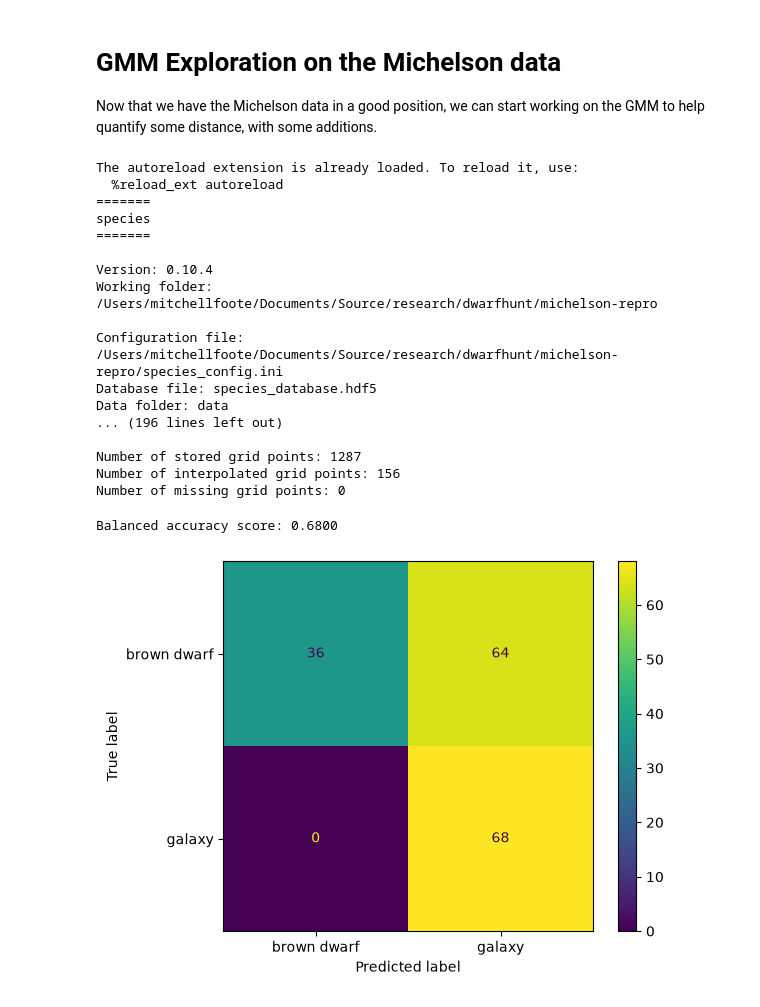
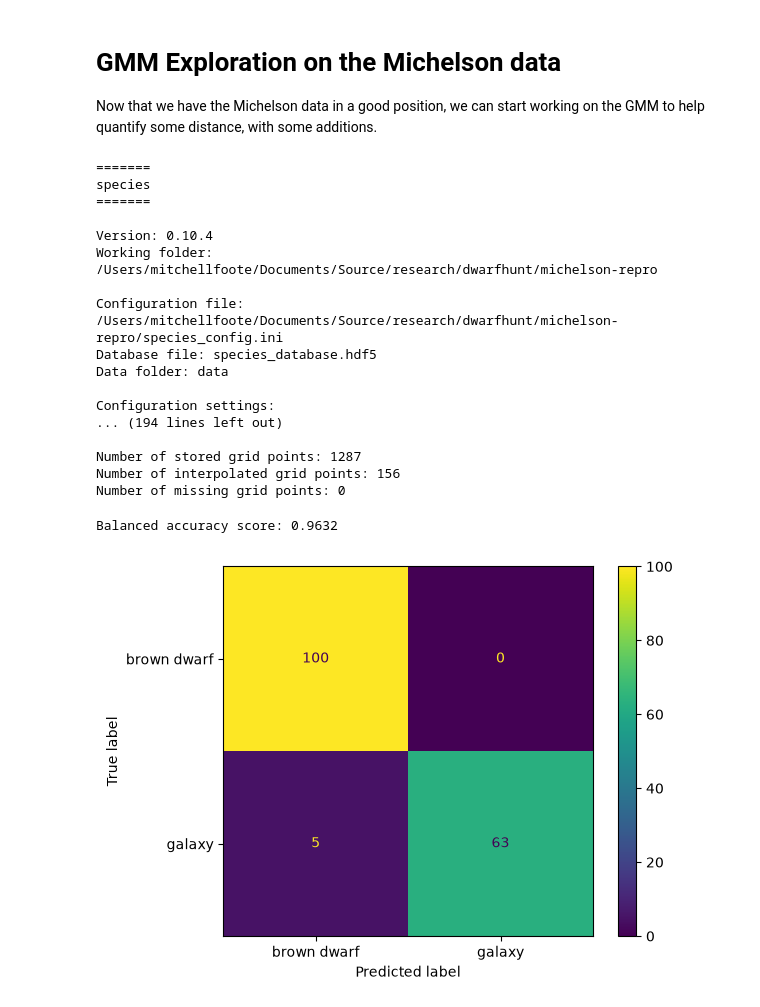
Before and after one commit to mitchell-foote/dwarfhunt, a Jupyter notebook: michelson-repro/michelson-gmm-exploration.ipynb, the cells around one changed output. Cells and saved outputs as stored; diff of their text form; code cells hidden in the pictures.

Commit message:
added gmm helper class, improved bas to .97 with n_comp = 6

```diff
--- a/michelson-repro/michelson-gmm-exploration.ipynb
+++ b/michelson-repro/michelson-gmm-exploration.ipynb
@@ -10,6 +10,8 @@ import numpy as np
 from sklearn.mixture import GaussianMixture
 import helpers.generate_planet_list as helpers
 import helpers.generate_galaxy_data as galaxy_helpers
+import helpers.color_color_plots as ccp
+from helpers.gmm_classify import GMMClassifier, balanced_accuracy, fit_and_score
 from species import SpeciesInit
 from species.data.database import Database
 from species.read.read_model import ReadModel
@@ -19,13 +21,6 @@ from matplotlib import pyplot as plt
 
 SpeciesInit()
 db = Database()
-
-def balanced_accuracy_score(y_true, y_pred):
-    recall_0 = np.sum((y_true == 0) & (y_pred == 0)) / np.sum(y_true == 0)
-    recall_1 = np.sum((y_true == 1) & (y_pred == 1)) / np.sum(y_true == 1)
-    balanced_accuracy = (recall_0 + recall_1) / 2
-    return balanced_accuracy
-
 
 db.add_model('sonora-bobcat', wavel_range=(0.61, 17.0), wavel_sampling=1000.0)
 
@@ -68,10 +63,14 @@ all_color_3 = np.concatenate((d_color_3, all_g_color_3))
 X = np.column_stack((all_color_1, all_color_2))
 Y = np.concatenate((np.zeros(len(d_color_1)), np.ones(len(all_g_color_1))))
 
-X_train, X_test, Y_train, Y_test = train_test_split(X, Y, stratify=Y, random_state=0)
+# Carry the original row indices through the split. Dwarf rows occupy
+# positions 0 .. len(d_color_1)-1 of X, in the same order as bobcat_planets'
+# arrays (teff, radius, ...), so idx_test lets the "which dwarfs fail" cell
+# below trace a misclassified test point straight back to its T_eff.
+idx = np.arange(len(X))
+X_train, X_test, Y_train, Y_test, idx_train, idx_test = train_test_split(
+    X, Y, idx, stratify=Y, random_state=0)
 # %% [output]
-The autoreload extension is already loaded. To reload it, use:
-  %reload_ext autoreload
 =======
 species
 =======
@@ -82,34 +81,30 @@ Working folder: /Users/mitchellfoote/Documents/Source/research/dwarfhunt/michels
 Configuration file: /Users/mitchellfoote/Documents/Source/research/dwarfhunt/michelson-repro/species_config.ini
 Database file: species_database.hdf5
 Data folder: data
-... (196 lines left out)
+
+Configuration settings:
+... (194 lines left out)
 
 Number of stored grid points: 1287
 Number of interpolated grid points: 156
 Number of missing grid points: 0
 # %%
+# Number of Gaussian components. The dwarfs trace a T_eff curve and the
+# galaxies trace redshift curves, not single blobs -- K > n_classes lets the
+# fit tile each curve with several small Gaussians instead of approximating
+# it with one badly-oriented ellipse per class. GMMClassifier fits unlabeled
+# (labels only decide, after the fact, which class each component belongs
+# to), so K need not equal 2.
+K = 6
 
-def fit_and_score(X_train, y_train, X_test, y_test, seed=0):
-    gm = GaussianMixture(n_components=2, covariance_type="full",
-                         random_state=seed, n_init=10).fit(X_train)
-
-    # Resolve the arbitrary component naming using TRAINING labels only.
-    train_pred = gm.predict(X_train)
-    flip = (balanced_accuracy_score(y_train, 1 - train_pred)
-            > balanced_accuracy_score(y_train, train_pred))
-
-    pred_best = gm.predict(X_test)
-    if flip:
-        pred_best = 1 - pred_best
-
-    return balanced_accuracy_score(y_test, pred_best), pred_best
-
-score, pred_best = fit_and_score(X_train, Y_train, X_test, Y_test, seed=0)
+clf = GMMClassifier(n_components=K, random_state=0).fit(X_train, Y_train)
+pred_best = clf.predict(X_test)
+score = clf.score(X_test, Y_test)
 
 matrix = ConfusionMatrixDisplay.from_predictions(
     Y_test, pred_best, display_labels=["brown dwarf", "galaxy"]
 )
 print(f"Balanced accuracy score: {score:.4f}")
 # %% [output]
-Balanced accuracy score: 0.6800
+Balanced accuracy score: 0.9632
-[figure, old version]
+[figure, new version]
```
Also changed, not shown: parts of 7 cells of this notebook, 3 other files.
